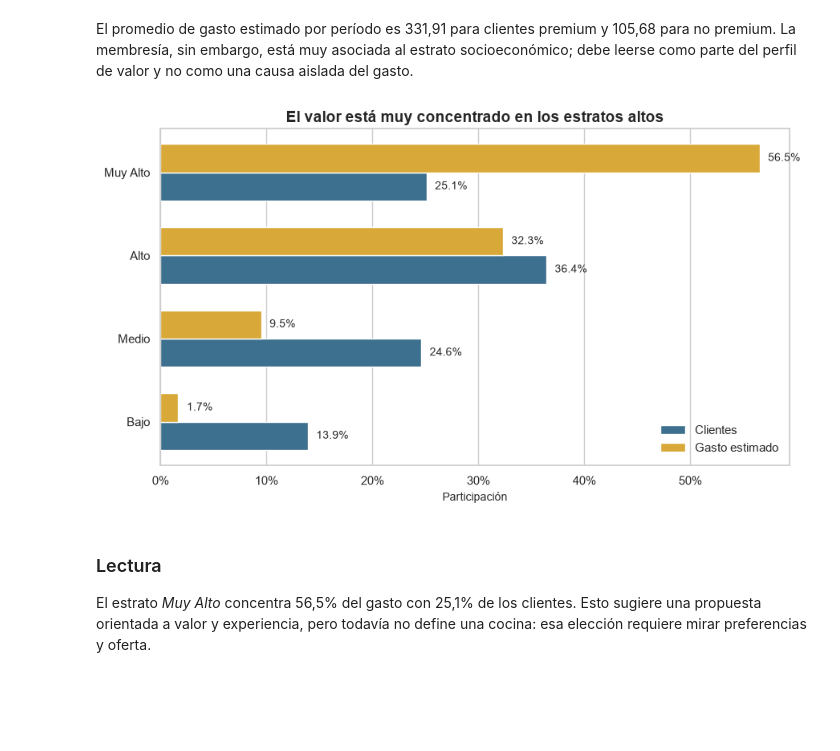
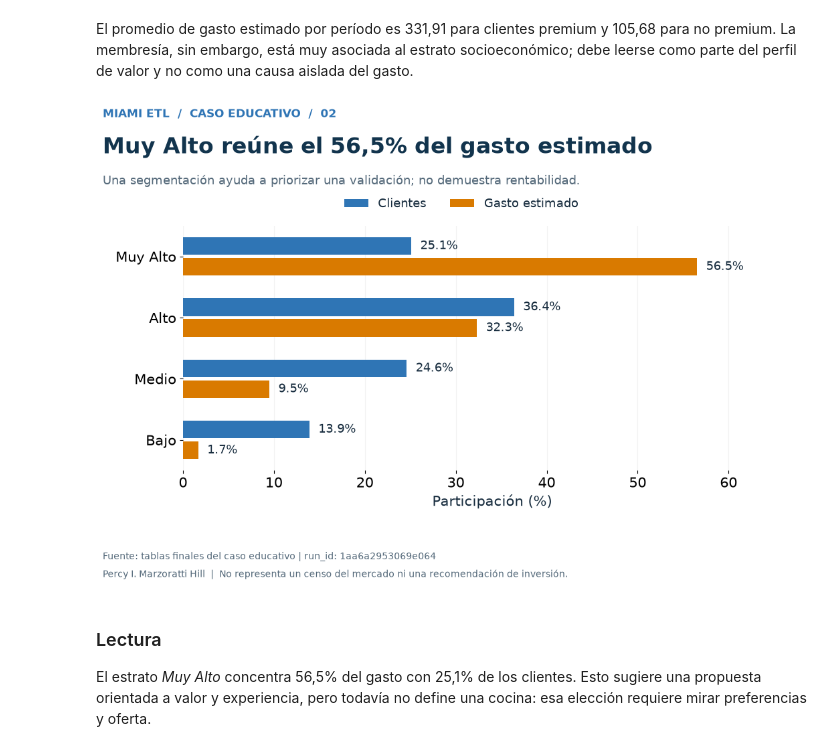
Before and after one commit to HeKoXCode/miami-restaurant-opportunity-etl, a Jupyter notebook: notebooks/01_miami_business_case.ipynb, the cells around one changed output. Cells and saved outputs as stored; diff of their text form; code cells hidden in the pictures; blank space fills up the shorter version.

```diff
--- a/notebooks/01_miami_business_case.ipynb
+++ b/notebooks/01_miami_business_case.ipynb
@@ -118,43 +99,11 @@ plt.show()
 # %% [markdown]
 El promedio de gasto estimado por período es 331,91 para clientes premium y 105,68 para no premium. La membresía, sin embargo, está muy asociada al estrato socioeconómico; debe leerse como parte del perfil de valor y no como una causa aislada del gasto.
 # %%
-stratum = build_stratum_view(customer_value)
-
-fig, ax = plt.subplots(figsize=(9, 5.2))
-y = range(len(stratum))
-height = 0.34
-
-ax.barh(
-    [value - height / 2 for value in y],
-    stratum["customer_share"],
-    height=height,
-    color=COLORS["blue"],
-    label="Clientes",
-)
-ax.barh(
-    [value + height / 2 for value in y],
-    stratum["spend_share"],
-    height=height,
-    color=COLORS["gold"],
-    label="Gasto estimado",
-)
-
-ax.set_yticks(list(y), stratum["segment"])
-ax.set_title("El valor está muy concentrado en los estratos altos")
-ax.set_xlabel("Participación")
-ax.xaxis.set_major_formatter(PercentFormatter(1.0))
-ax.legend(frameon=False, loc="lower right")
-ax.grid(axis="y", visible=False)
-
-for index, (_, row) in enumerate(stratum.iterrows()):
-    ax.text(row["customer_share"] + 0.008, index - height / 2, f'{row["customer_share"]:.1%}', va="center")
-    ax.text(row["spend_share"] + 0.008, index + height / 2, f'{row["spend_share"]:.1%}', va="center")
-
-plt.tight_layout()
-plt.savefig(ASSETS_DIR / "02_value_by_stratum.png", dpi=170, bbox_inches="tight")
-plt.show()
+fig = hq_figures[1]
+display(fig)
+plt.close(fig)
 # %% [output]
-[figure, old version]
+[figure, new version]
 # %% [markdown]
 ### Lectura
 
```
Also changed, not shown: parts of 6 cells of this notebook, 21 other files.
